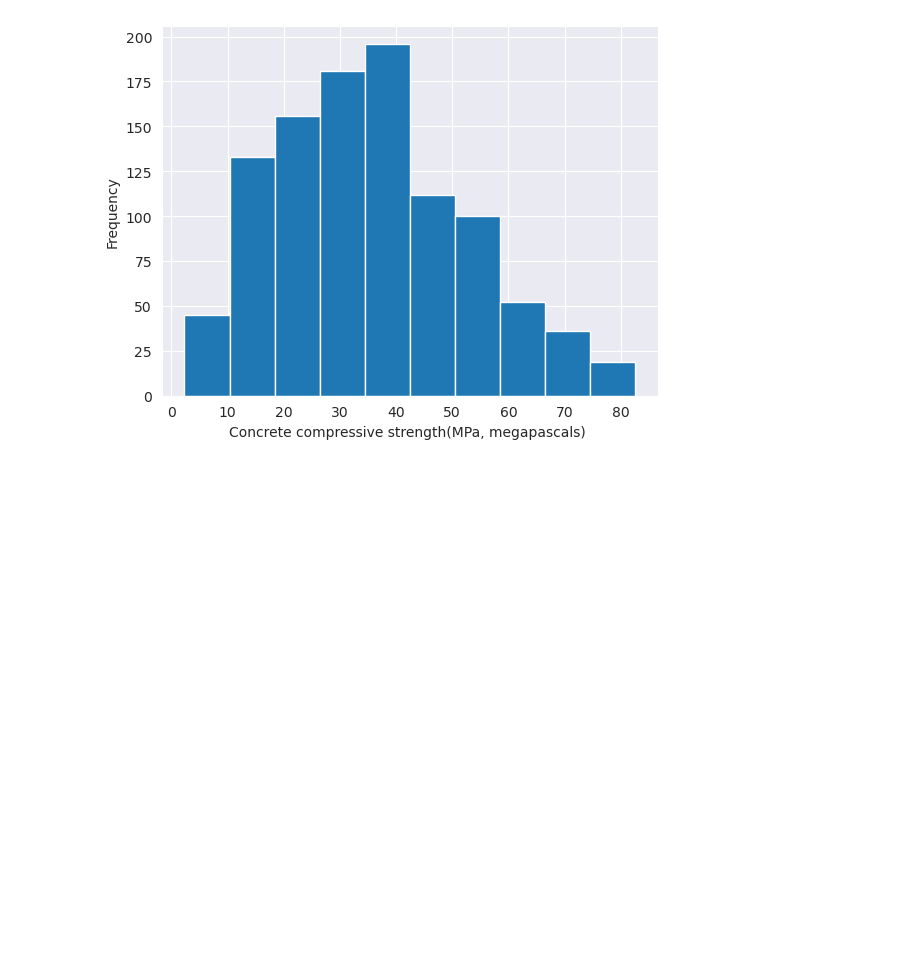
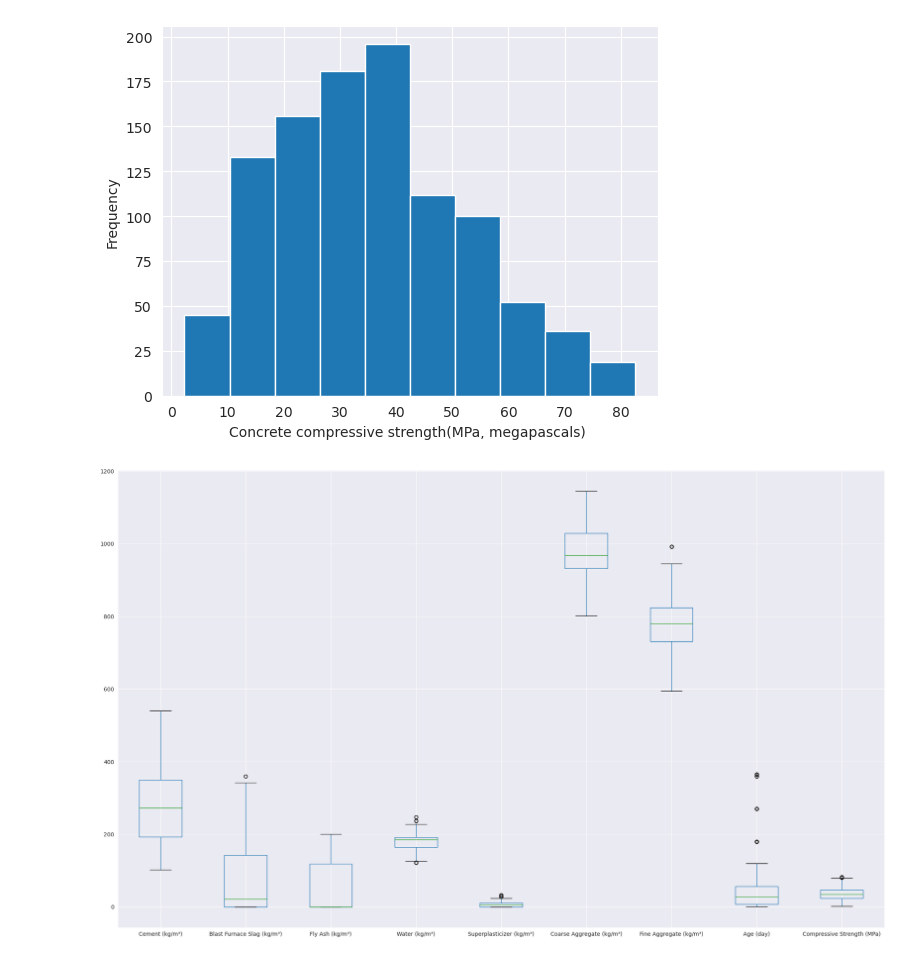
Before and after one commit to pcperera/concrete, a Jupyter notebook: descriptive.ipynb, the cells around one changed output. Drawn from its saved outputs; the diff is of its cells as text; code cells hidden in the pictures; blank space fills up the shorter version.

Commit message:
Add boxplots

```diff
--- a/descriptive.ipynb
+++ b/descriptive.ipynb
@@ -137,0 +137,5 @@ boxplot = seaborn.scatterplot(data=df_raw, linewidth=2.5, ax=ax)
+# %%
+df.boxplot(figsize=(25, 15))
+plt.show()
+# %% [output]
+[figure, added]
```
Also changed, not shown: parts of 9 cells of this notebook, 1 other file.
